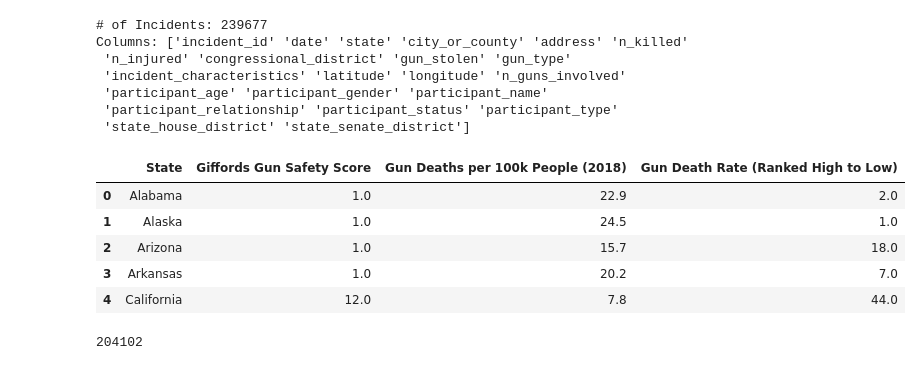
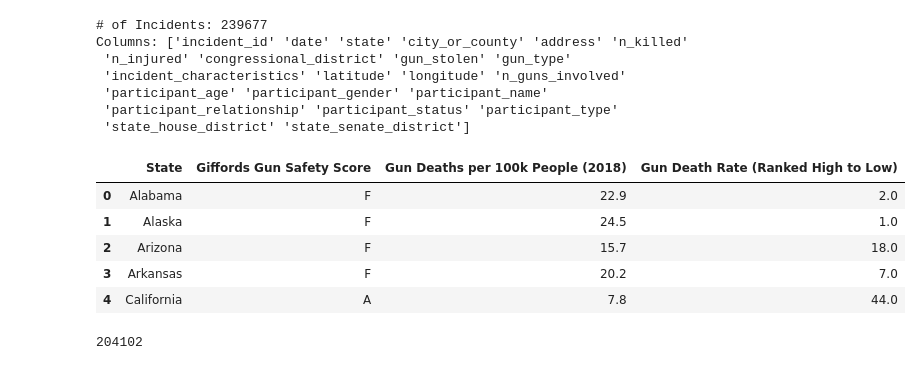
Before and after one commit to tnchen/group-31-data-x-proj, a Jupyter notebook: 135-Merge-Datasets.ipynb, the cells around one changed output. Drawn from its saved outputs; the diff is of its cells as text; code cells hidden in the pictures.

```diff
--- a/135-Merge-Datasets.ipynb
+++ b/135-Merge-Datasets.ipynb
@@ -66,32 +66,32 @@ happiness = pd.read_csv(os.path.join(directory, 'data', 'happiness.csv'))
 concealed_carry = pd.read_csv(os.path.join(directory, 'data', 'ConcealedCarryPrices.csv'))
 # %%
 # Giffords pre-processing: Convert grades (A-F) to numbers (12-1) and rename column
-grades = {
-        'A': 12,
-        'A-': 11,
-        'B+': 10,
-        'B': 9,
-        'B-': 8,
-        'C+': 7,
-        'C': 6,
-        'C-': 5,
-        'D+': 4,
-        'D': 3,
-        'D-': 2,
-        'F': 1,
-}
-gun_safety['Giffords_Gun_Safety_Grade'] = gun_safety['Giffords_Gun_Safety_Grade'].map(grades)
+# grades = {
+#         'A': 12,
+#         'A-': 11,
+#         'B+': 10,
+#         'B': 9,
+#         'B-': 8,
+#         'C+': 7,
+#         'C': 6,
+#         'C-': 5,
+#         'D+': 4,
+#         'D': 3,
+#         'D-': 2,
+#         'F': 1,
+# }
+# gun_safety['Giffords_Gun_Safety_Grade'] = gun_safety['Giffords_Gun_Safety_Grade'].map(grades)
 gun_safety.rename(columns={'Giffords_Gun_Safety_Grade':'Giffords Gun Safety Score',
                           'Gun_Death_Rate_2018 (per 100k people)': 'Gun Deaths per 100k People (2018)',
                           'Gun_Death_Rank': 'Gun Death Rate (Ranked High to Low)'}, inplace=True)
 gun_safety.head()
 # %% [output]
 |  | State | Giffords Gun Safety Score | Gun Deaths per 100k People (2018) | Gun Death Rate (Ranked High to Low) |
-| 0 | Alabama | 1.0 | 22.9 | 2.0 |
-| 1 | Alaska | 1.0 | 24.5 | 1.0 |
-| 2 | Arizona | 1.0 | 15.7 | 18.0 |
-| 3 | Arkansas | 1.0 | 20.2 | 7.0 |
-| 4 | California | 12.0 | 7.8 | 44.0 |
+| 0 | Alabama | F | 22.9 | 2.0 |
+| 1 | Alaska | F | 24.5 | 1.0 |
+| 2 | Arizona | F | 15.7 | 18.0 |
+| 3 | Arkansas | F | 20.2 | 7.0 |
+| 4 | California | A | 7.8 | 44.0 |
 # %%
 # Happiness pre-processing: Add a new state column and update the city column
 happiness['State'] = happiness['City'].str[-2:]
```
Also changed, not shown: 9 other files.
